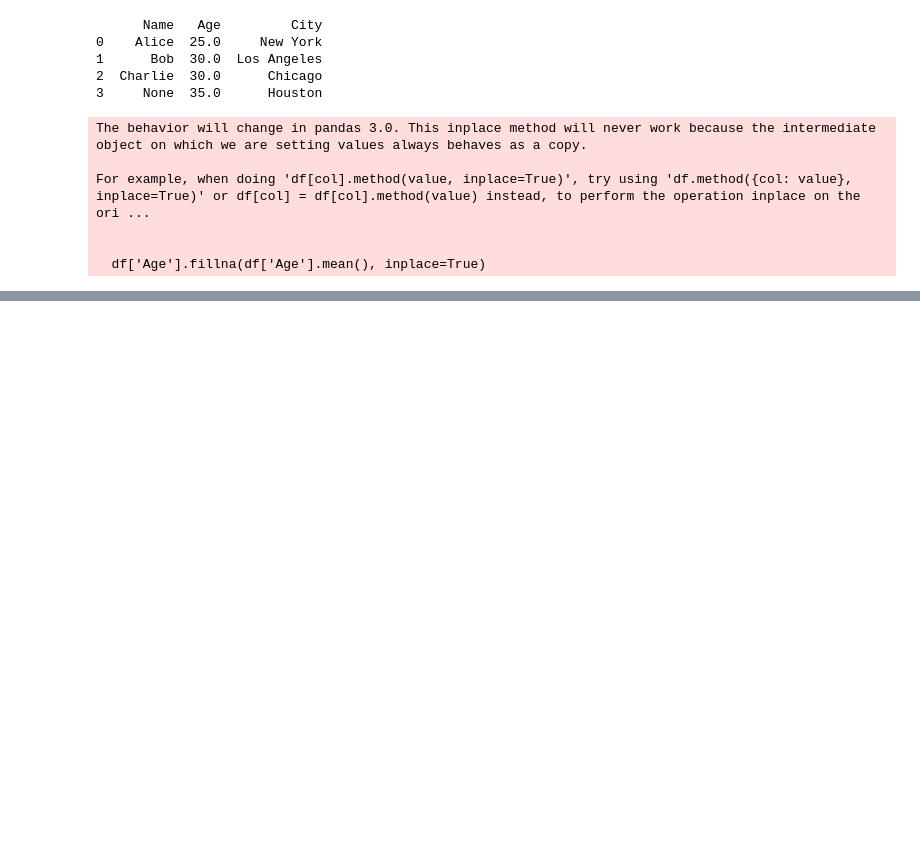
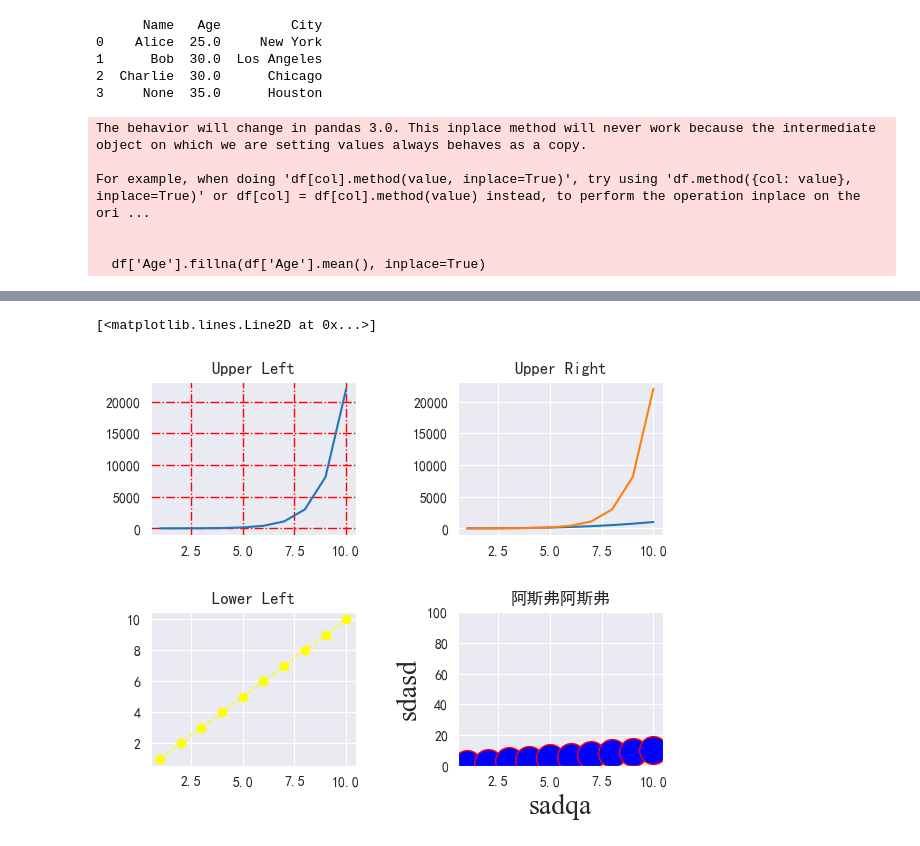
Before and after one commit to kalaxiaoke777/dataS, a Jupyter notebook: pd.ipynb, the cells around one changed output, grey strips where cells are left out. Saved outputs shown, nothing was run; the diff lists cells and outputs as text; code cells hidden in the pictures; blank space fills up the shorter version.

```diff
--- a/pd.ipynb
+++ b/pd.ipynb
@@ -221,0 +406,28 @@ For example, when doing 'df[col].method(value, inplace=True)', try using 'df.met
+# %%
+import matplotlib.pyplot as plt
+import numpy as np
+x = np.arange(1, 11)
+y = np.exp(x)
+y2 = x ** 3
+fig, axes = plt.subplots(nrows=2, ncols=2)
+axes[0,0].set(title='Upper Left')
+axes[0,0].plot(x, y)
+axes[0,0].grid(color='r', ls='-.', lw=1)
+axes[0,1].set(title='Upper Right')
+axes[0,1].plot(x, y2)
+axes[0,1].plot(x, y)
+axes[1,0].set(title='Lower Left')
+axes[1,0].plot(x, x, 'b--',linewidth=1,marker='o', color='yellow')
+
+plt.subplots_adjust(left=0.1, bottom=0.1, right=0.9, top=0.9, wspace=0.5, hspace=0.5)
+
+
+axes[1,1].set(title='阿斯弗阿斯弗')
+fontdict = {'weight': 'normal', 'family': 'Times New Roman', 'size': 20}
+axes[1,1].set_xlabel("sadqa", fontdict=fontdict)
+axes[1,1].set_ylabel("sdasd",fontdict=fontdict)
+axes[1,1].set_ylim(0,100)
+axes[1,1].plot(x, x, marker='o', ms=20, mec='r', mfc='b')
+# %% [output]
+[<matplotlib.lines.Line2D at 0x...>]
+[figure, added]
```
Also changed, not shown: parts of 18 cells of this notebook.
